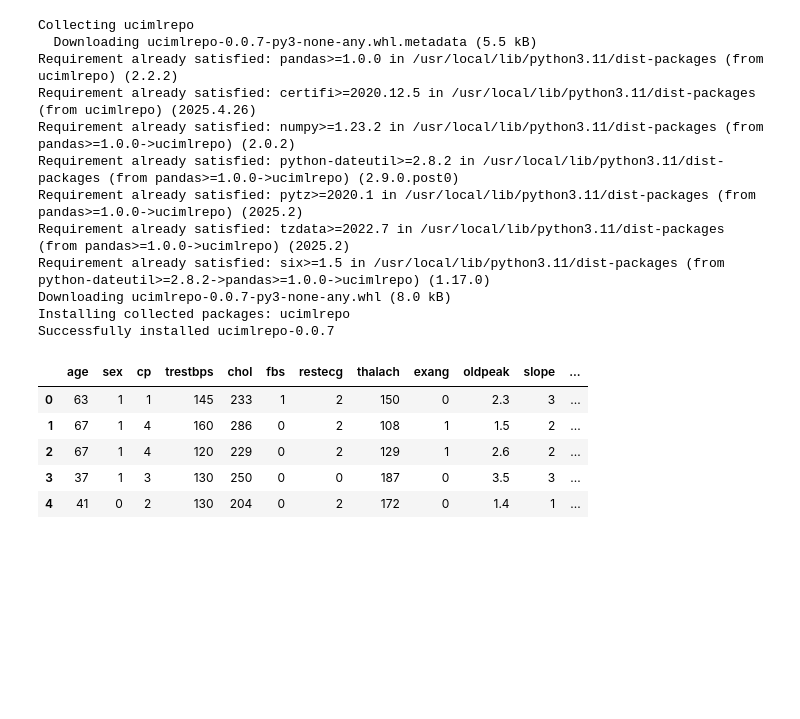
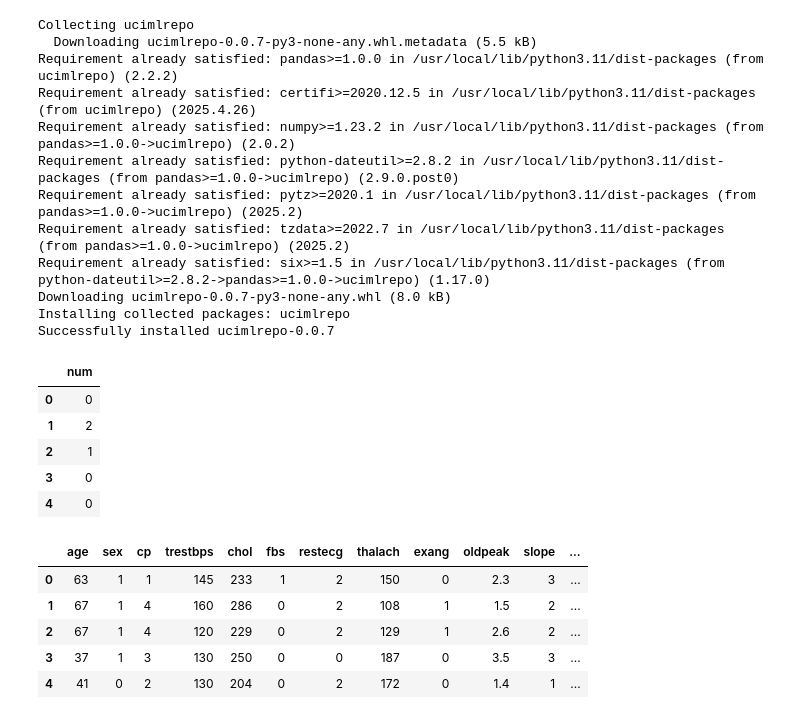
Before and after one commit to rhiats/classification_CAD, a Jupyter notebook: Heart_Disease.ipynb, the cells around one changed output. Cells and saved outputs as stored; diff of their text form; code cells hidden in the pictures; blank space fills up the shorter version.

```diff
--- a/Heart_Disease.ipynb
+++ b/Heart_Disease.ipynb
@@ -26,6 +26,15 @@ heart_disease = fetch_ucirepo(id=45)
 # data (as pandas dataframes)
 X = heart_disease.data.features
 y = heart_disease.data.targets
+# %%
+y.head()
+# %% [output]
+|  | num |
+| 0 | 0 |
+| 1 | 2 |
+| 2 | 1 |
+| 3 | 0 |
+| 4 | 0 |
 # %%
 X.head()
 # %% [output]
```
Also changed, not shown: parts of 6 cells of this notebook.
